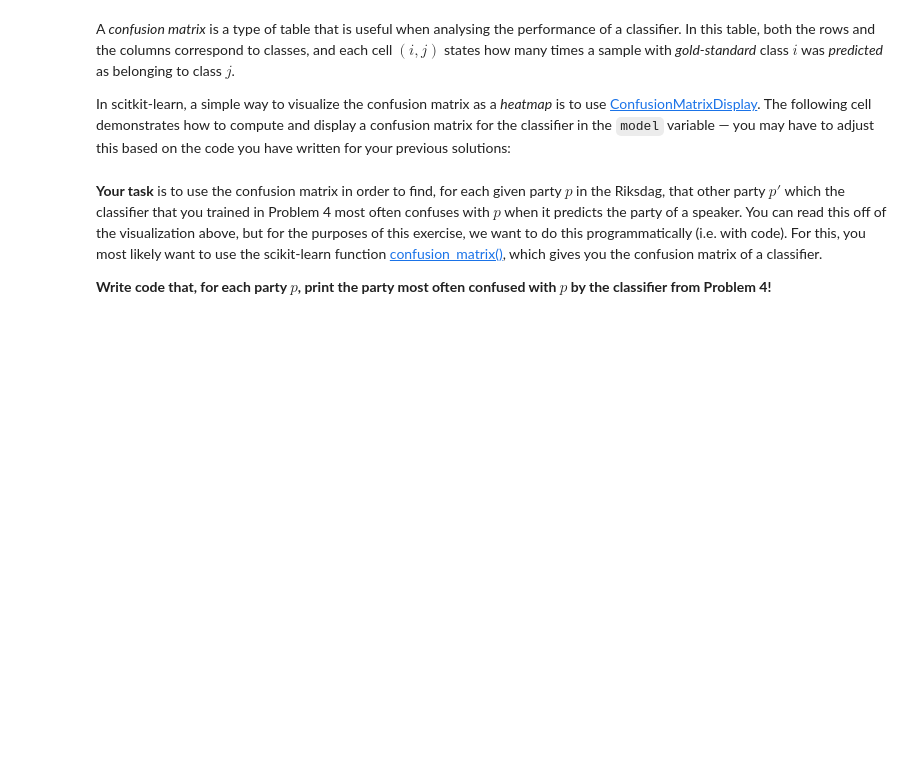
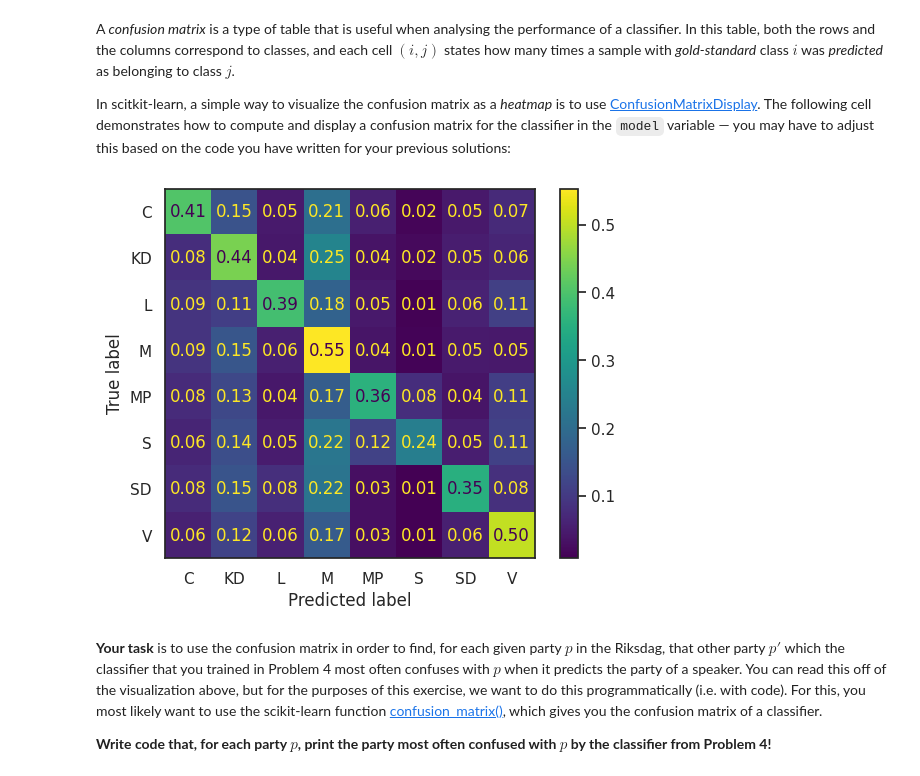
Before and after one commit to Johhed15/TextMining, a Jupyter notebook: lab2/l2/TM-Lab2.ipynb, the cells around one changed output. Saved outputs shown, nothing was run; the diff lists cells and outputs as text; code cells hidden in the pictures; blank space fills up the shorter version.

```diff
--- a/lab2/l2/TM-Lab2.ipynb
+++ b/lab2/l2/TM-Lab2.ipynb
@@ -236,5 +236,14 @@ for party in parties:
 # adding colnames
 strat_train = pd.concat(strat_train)
 strat_train.columns = training_data.columns
-strat_train["party"].value_counts()
+print(strat_train["party"].value_counts()) # to confirm we got balanced dataset
+
+# Naive Bayes
+vectorizer = TfidfVectorizer()
+X_train = vectorizer.fit_transform(strat_train['words'])
+X_test = vectorizer.transform(test_data['words'])
+mnb = MultinomialNB()
+y_fit = mnb.fit(X_train, strat_train['party'])
+y_pred = y_fit.predict(X_test)
+print(classification_report(test_data['party'], y_pred, zero_division=0))
 # %% [output]
@@ -258,14 +273,16 @@ In scitkit-learn, a simple way to visualize the confusion matrix as a _heatmap_
 # %%
 from sklearn.metrics import ConfusionMatrixDisplay
 
 with sns.axes_style("white"):  # Seaborn’s default style doesn’t play well with ConfusionMatrixDisplay, so we change it temporarily
     ConfusionMatrixDisplay.from_estimator(
-        model,                 # The model that you want to plot the confusion matrix for
-        test_data['words'],    # The input data for the model
+        mnb,                 # The model that you want to plot the confusion matrix for
+        X_test,    # The input data for the model
         test_data['party'],    # The correct (gold-standard) labels for the input data
         normalize='true',
         values_format='.2f'
     )
+# %% [output]
+[figure, added]
 # %% [markdown]
 **Your task** is to use the confusion matrix in order to find, for each given party $p$ in the Riksdag, that other party $p'$ which the classifier that you trained in Problem&nbsp;4 most often confuses with $p$ when it predicts the party of a speaker.  You can read this off of the visualization above, but for the purposes of this exercise, we want to do this programmatically (i.e. with code).  For this, you most likely want to use the scikit-learn function [confusion_matrix()](https://scikit-learn.org/stable/modules/generated/sklearn.metrics.confusion_matrix.html), which gives you the confusion matrix of a classifier.
 
```
Also changed, not shown: parts of 6 cells of this notebook.
